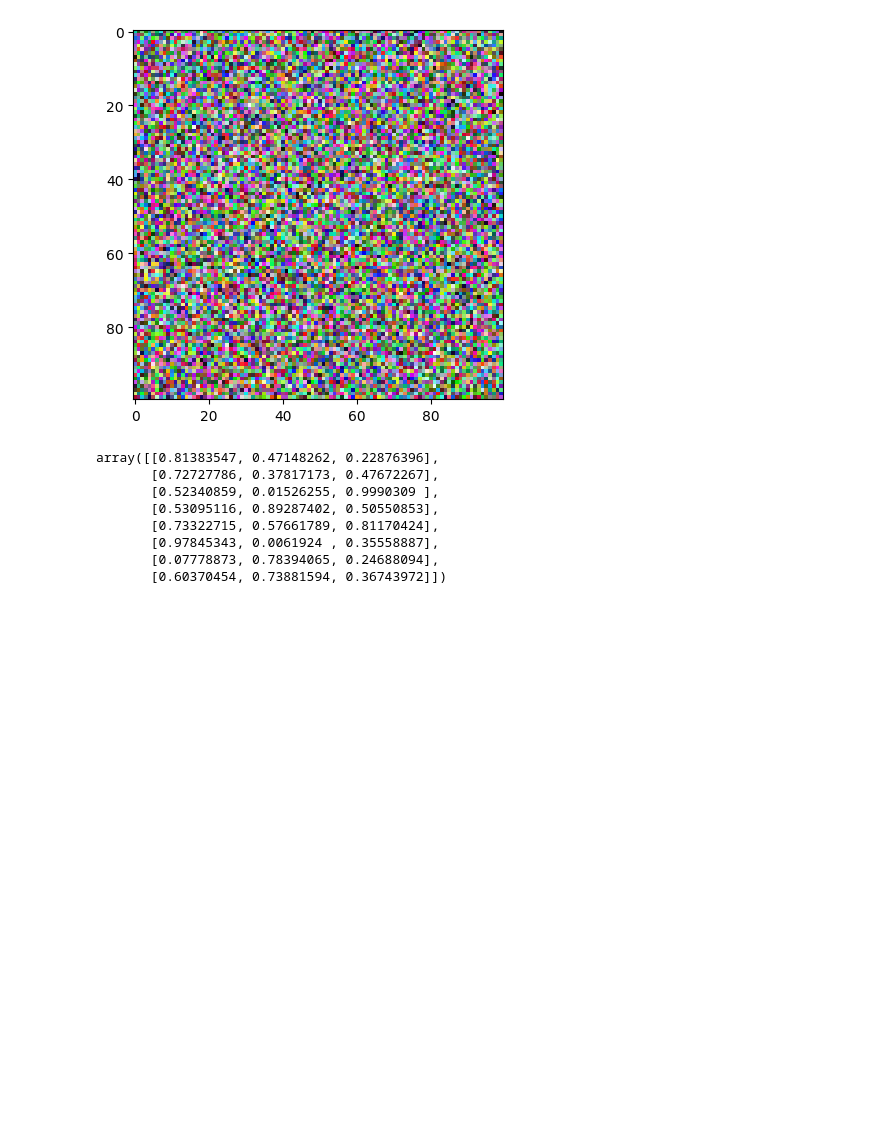
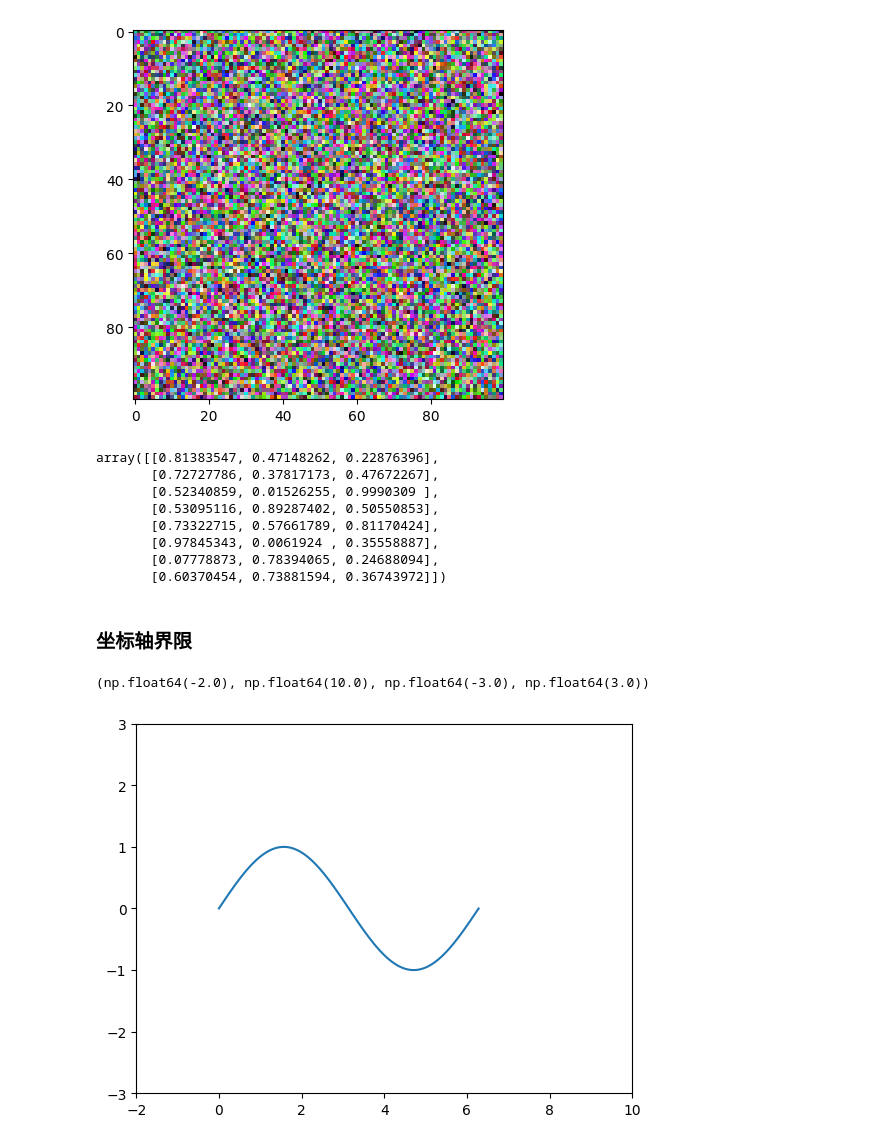
Before and after one commit to IrvingWood/pink, a Jupyter notebook: day04/matplotlib.ipynb, the cells around one changed output. Cells and saved outputs as stored; diff of their text form; code cells hidden in the pictures; blank space fills up the shorter version.

```diff
--- a/day04/matplotlib.ipynb
+++ b/day04/matplotlib.ipynb
@@ -249,3 +249,16 @@ array([[0.81383547, 0.47148262, 0.22876396],
        [0.97845343, 0.0061924 , 0.35558887],
        [0.07778873, 0.78394065, 0.24688094],
        [0.60370454, 0.73881594, 0.36743972]])
+# %% [markdown]
+### 坐标轴界限
+# %%
+# 坐标轴的界限默认由图像的内容确定
+x =np.linspace(0,2*np.pi,100)
+# %%
+axes = plt.subplot(111)
+plt.plot(x,np.sin(x))
+plt.axis([-1,8,-2,2])
+axes.axis([-2,10,-3,3])
+# %% [output]
+(np.float64(-2.0), np.float64(10.0), np.float64(-3.0), np.float64(3.0))
+[figure, added]
```
Also changed, not shown: parts of 35 cells of this notebook.
